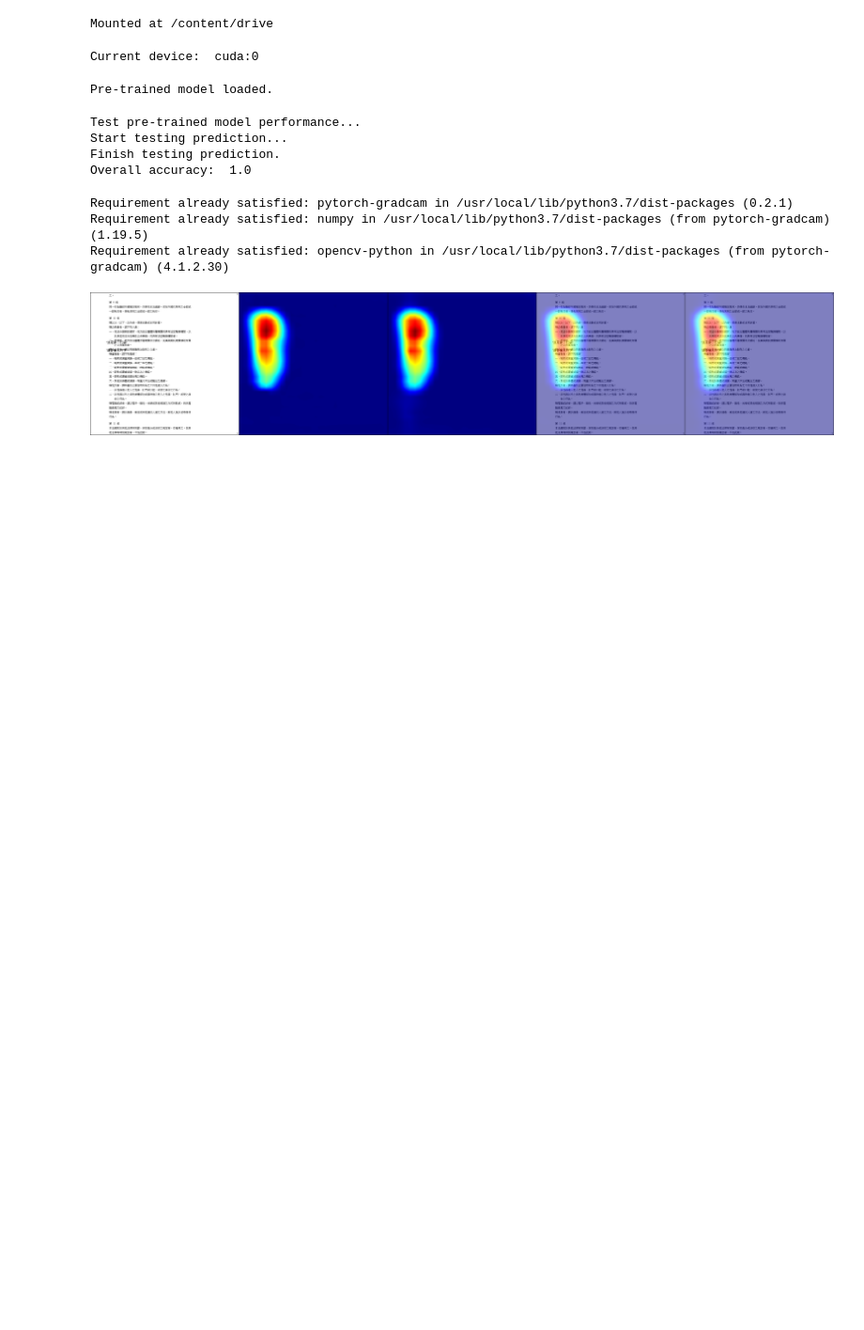
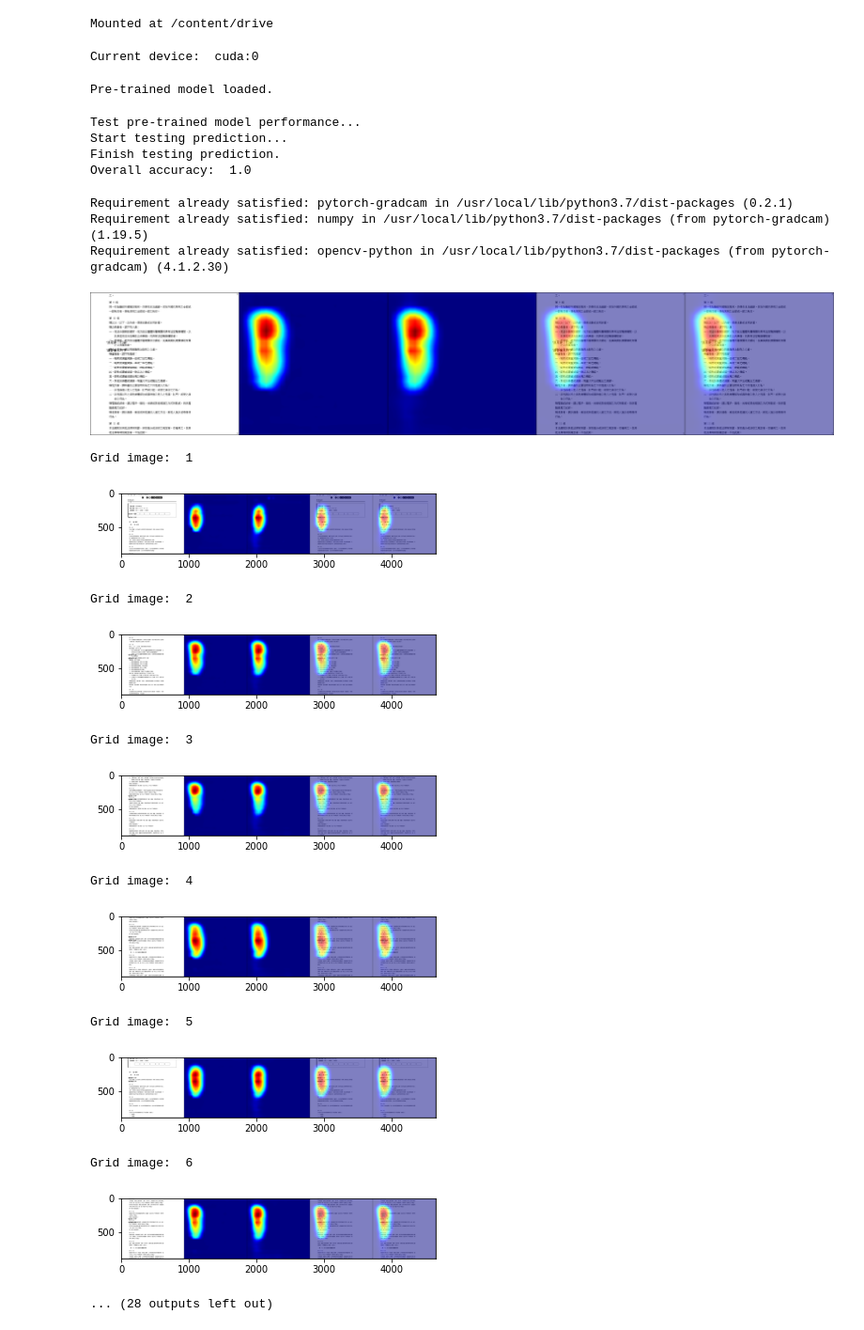
Before and after one commit to laurence-lin/Working-files, a Jupyter notebook: test_txt_cnn.ipynb, the cells around one changed output. Shown at 94% size. Drawn from its saved outputs; the diff is of its cells as text; code cells hidden in the pictures; blank space fills up the shorter version.

```diff
--- a/test_txt_cnn.ipynb
+++ b/test_txt_cnn.ipynb
@@ -79,12 +79,6 @@ def process_for_model(img):
   img = img.view(1, 3, 889, 929)
 
   return img
-
-pil_img = Image.open(overlap_path[1]).convert('RGB')
-torch_img = transforms.Compose([
-          transforms.ToTensor()
-          ])(pil_img).to(device)
-normed_torch_img = transforms.Normalize(0.456, 0.225)(torch_img)[None]
 # %% [output]
 Pre-trained model loaded.
 # %%
@@ -152,7 +146,6 @@ model_config = dict(model_type='resnet', arch=pre_model, layer_name='layer4')
 
 cams = [[cls.from_config(**model_config) for cls in (GradCAM, GradCAMpp)]]
 
-img_path = overlap_path.copy()
 # feedforward image, calculate GradCAM and gather results
 images = []
 for gradcam, gradcam_pp in cams:
@@ -170,3 +163,46 @@ grid_image = make_grid(images, nrow=5)
 transforms.ToPILImage()(grid_image)
 # %% [output]
 [figure]
+# %%
+for i in range(20):
+  img_path = overlap_path[i]
+
+  pil_img = Image.open(img_path).convert('RGB')
+  torch_img = transforms.Compose([
+          transforms.ToTensor()
+          ])(pil_img).to(device)
+  normed_torch_img = transforms.Normalize(0.456, 0.225)(torch_img)[None]
+
+  images = []
+  for gradcam, gradcam_pp in cams:
+
+    mask, _ = gradcam(normed_torch_img)
+    heatmap, result = visualize_cam(mask, torch_img)
+
+    mask_pp, _ = gradcam_pp(normed_torch_img)
+    heatmap_pp, result_pp = visualize_cam(mask_pp, torch_img)
+
+    images.extend([torch_img.cpu(), heatmap, heatmap_pp, result, result_pp])
+
+    grid_image = make_grid(images, nrow=5)
+
+    print('Grid image: ', i+1)
+    image = transforms.ToPILImage()(grid_image)
+    image.save('heatmap_{}.png'.format(i))
+    image = np.array(image)
+    plt.imshow(image)
+    plt.show()
+# %% [output]
+Grid image:  1
+[figure, added]
+Grid image:  2
+[figure, added]
+Grid image:  3
+[figure, added]
+Grid image:  4
+[figure, added]
+Grid image:  5
+[figure, added]
+Grid image:  6
+[figure, added]
+... (28 outputs left out)
```
